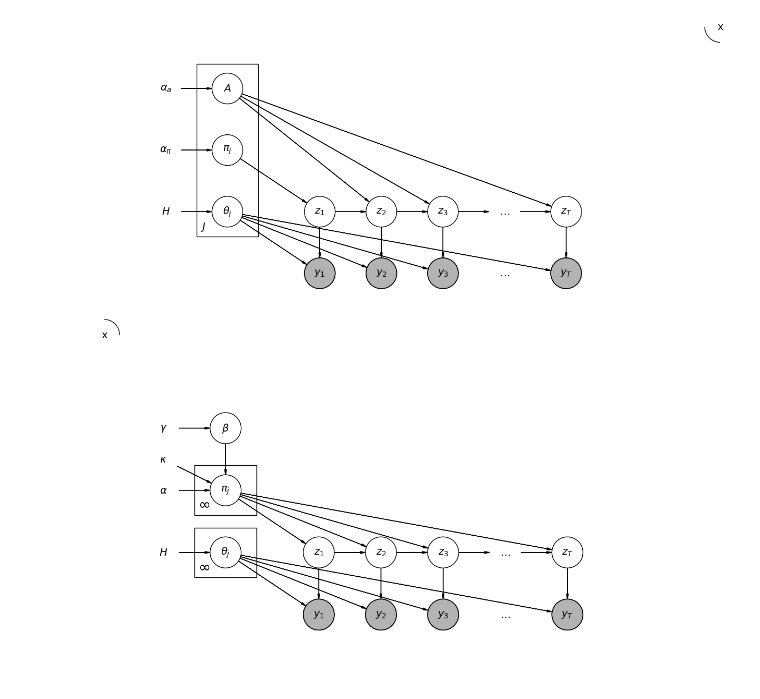
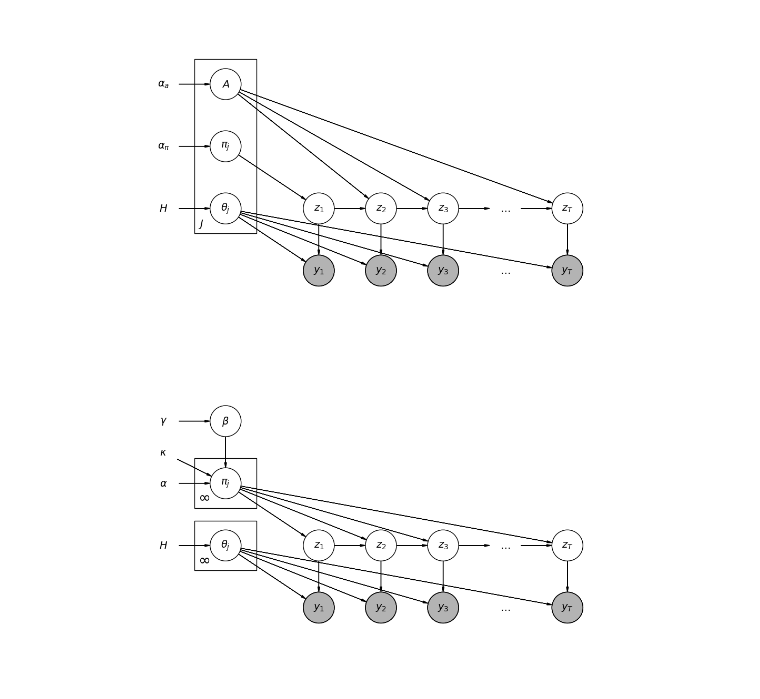
Before and after one commit to Davidjames9610/ubm, a Jupyter notebook: daft/hmm.ipynb, the cells around one changed output. Cells and saved outputs as stored; diff of their text form; code cells hidden in the pictures.

```diff
--- a/daft/hmm.ipynb
+++ b/daft/hmm.ipynb
@@ -104,8 +165,8 @@ pgm.add_node("y3", r"$y_{3}$", 5.5, 1, observed=True, fontsize=font_size)
 pgm.add_node("y4", r"$\ldots$", 6.5, 1, observed=False, fontsize=font_size, plot_params={'ec': 'None'})
 pgm.add_node("y5", r"$y_{T}$", 7.5, 1, observed=True, fontsize=font_size)
 
-pgm.add_node("x1", r"x", 10, 5, fontsize=font_size, observed=False)
-pgm.add_node("x2", r"x", 0, 0, fontsize=font_size, observed=False)
+# pgm.add_node("x1", r"x", 10, 5, fontsize=font_size, observed=False)
+# pgm.add_node("x2", r"x", 0, 0, fontsize=font_size, observed=False)
 
 # Base distribution G0
 pgm.add_edge("h", "theta")
@@ -119,34 +180,35 @@ pgm.add_edge("theta", "y5")
 pgm.add_edge("pie", "z1")
 pgm.add_edge("a", "z2")
 pgm.add_edge("a", "z3")
 pgm.add_edge("a", "z5")
 # pgm.add_edge("alpha", "pie")
 #
 pgm.add_edge("z1", "z2")
 pgm.add_edge("z2", "z3")
 pgm.add_edge("z3", "z4")
 pgm.add_edge("z4", "z5")
 
 pgm.add_edge("z1", "y1")
 pgm.add_edge("z2", "y2")
 pgm.add_edge("z3", "y3")
 # pgm.add_edge("z4", "y4")
 pgm.add_edge("z5", "y5")
 
 
 pgm.add_edge("alpha_a", "a")
 pgm.add_edge("alpha_p", "pie")
 
 # Create a custom arrow that goes away from the node
 
 # And a plate.
 # pgm.add_plate([1.5, 2.7, 1, 0.7], label=r"$J$", shift=-0.1, fontsize=font_size)
 pgm.add_plate([1.5, 1.7, 1, 2.7], label=r"$J$", shift=-0.1, fontsize=font_size)
 
 pgm.render()
+pgm.savefig('bhmm.pdf')
 pgm.show()
 # %% [output]
-[figure, old version]
+[figure, new version]
 # %%
 font_size = 14
 no_outline = {'ec': 'None'}
```
Also changed, not shown: parts of 3 cells of this notebook, 9 other files.
